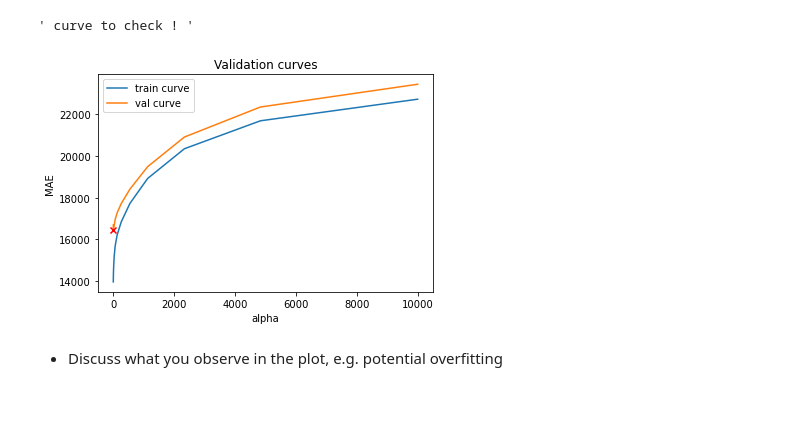
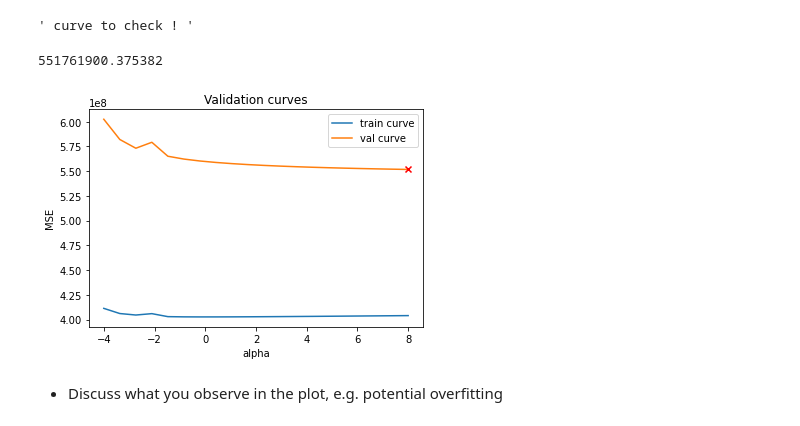
Before and after one commit to PiWebswiss/Project-AI-3, a Jupyter notebook: house-prices/house-prices-solution.ipynb, the cells around one changed output. Cells and saved outputs as stored; diff of their text form; code cells hidden in the pictures.

Commit message:
to do add scaler to pipeline

```diff
--- a/house-prices/house-prices-solution.ipynb
+++ b/house-prices/house-prices-solution.ipynb
@@ -822,7 +824,7 @@ from sklearn.preprocessing import StandardScaler
 # Setup each regression
 simple_model =  Pipeline([("v1", SelectKBest(score_func=mutual_info_regression, k=2)), ("lr", LinearRegression())])
 intermediate_model =  Pipeline([("v2", SelectKBest(score_func=mutual_info_regression, k=20)), ("lr", LinearRegression())])
-complex_model = Pipeline([("ridge", Ridge(alpha=1))])
+complex_model = Pipeline([("s", StandardScaler()), ("ridge", Ridge(alpha=1))])
 
 # Fit models
 simple_model.fit(X_tr, y_tr)
@@ -849,7 +918,7 @@ from sklearn.metrics import mean_squared_error as MSE
 gs_results = []
 
 # Grid search
-for alpha in np.sqrt(np.logspace(-4, 8, num=20)):
+for alpha in np.linspace(-4, 8, num=20):
     # Fit the pipeline
     complex_model.set_params(ridge__alpha=alpha)
     complex_model.fit(X_tr, y_tr)
@@ -859,6 +928,7 @@ for alpha in np.sqrt(np.logspace(-4, 8, num=20)):
         {
             "alpha": alpha,
             "train_mae": MAE(y_tr, complex_model.predict(X_tr)),
+            "train_mse": MSE(y_tr, complex_model.predict(X_tr)),
             "val_mae": MAE(y_val, complex_model.predict(X_val)),
             "val_mse": MSE(y_val, complex_model.predict(X_val)),
         }
@@ -866,14 +936,12 @@ for alpha in np.sqrt(np.logspace(-4, 8, num=20)):
 
 # Convert results to DataFrame
 df_results = pd.DataFrame(gs_results)
-# Group by alpha
-gb_alpha = df_results.groupby("alpha")
-# Compute the mean of validation mse
-val_mean = gb_alpha.val_mse.mean()
 # Find the best alpha
-best_alpha = val_mean.idxmin()
+best_alpha = df_results.loc[df_results["val_mse"].idxmin()]
 
 # Print best alpha
-print("Best alpha: {:.1e}".format(best_alpha))
-print("Best result: {:.1f}$".format(df_results["val_mae"].min()))
+print("Best alpha: {:.1e}".format(best_alpha["alpha"]))
+print("Best MAE result: {:.1f}$".format(best_alpha["val_mae"]))
+print("Best MSE result: {:.1f}$".format(best_alpha["val_mse"]))
+print(best_alpha.train_mse)
 # %% [output]
@@ -885,18 +955,22 @@ Best result: 16455.3$
 """ curve to check ! """
 # %% [output]
 ' curve to check ! '
+# %%
+df_results["val_mse"].min()
+# %% [output]
+551761900.375382
 # %%
 # Plot the validation curves
-plt.plot(df_results["alpha"], df_results["train_mae"], label="train curve")
-plt.plot(df_results["alpha"], df_results["val_mae"], label="val curve")
-plt.scatter(best_alpha, df_results["val_mae"].min(), marker="x", c="red", zorder=10)
+plt.plot(df_results["alpha"], df_results["train_mse"], label="train curve")
+plt.plot(df_results["alpha"], df_results["val_mse"], label="val curve")
+plt.scatter(best_alpha["alpha"], df_results["val_mse"].min(), marker="x", c="red", zorder=10)
 plt.title("Validation curves")
 plt.xlabel("alpha")
-plt.ylabel("MAE")
+plt.ylabel("MSE")
 plt.legend()
 plt.show()
 # %% [output]
-[figure, old version]
+[figure, new version]
 # %% [markdown]
 - Discuss what you observe in the plot, e.g. potential overfitting
 # %% [markdown]
```
Also changed, not shown: parts of 18 cells of this notebook.
